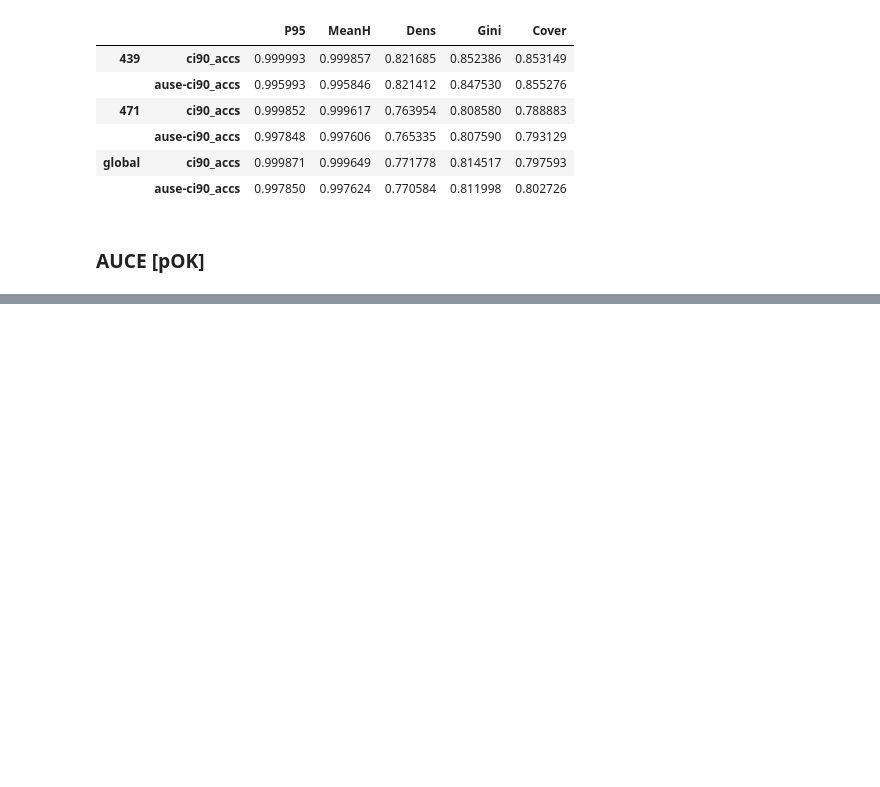
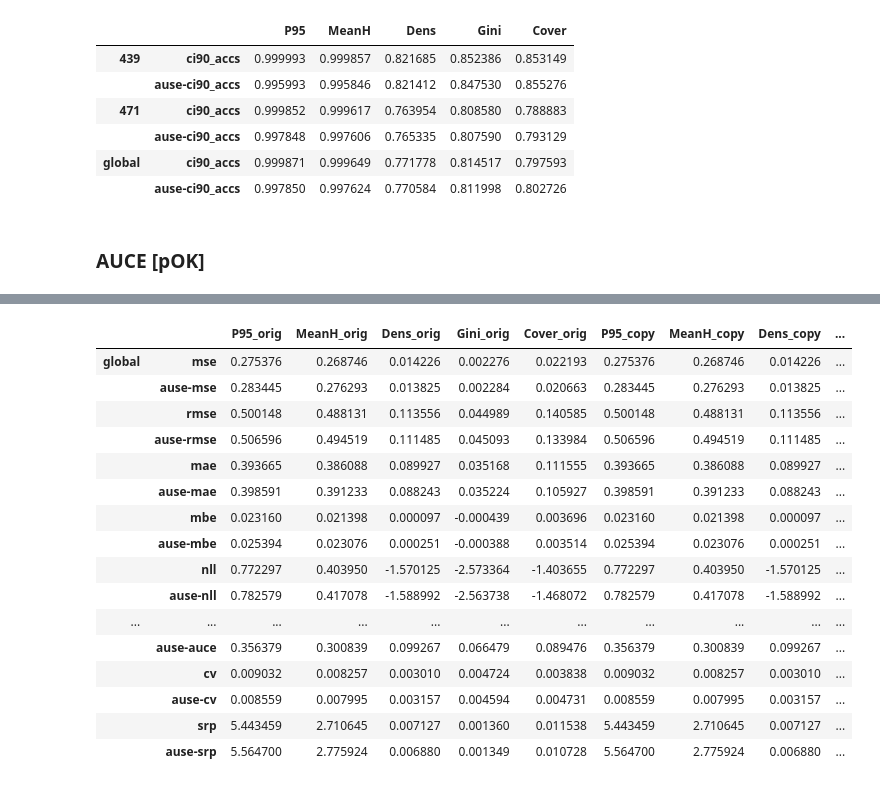
Before and after one commit to eliotwalt/rs-uncertainty, a Jupyter notebook: notebooks/rcu_test.ipynb, the cells around one changed output, grey strips where cells are left out. Saved outputs shown, nothing was run; the diff lists cells and outputs as text; code cells hidden in the pictures; blank space fills up the shorter version.

Commit message:
copy working with results caching

```diff
--- a/notebooks/rcu_test.ipynb
+++ b/notebooks/rcu_test.ipynb
@@ -399,0 +434,28 @@ TypeError: can only concatenate tuple (not "int") to tuple
+# %%
+def test_copy(lo_variance, hi_variance, projects, cfg, N=2):
+    print("creating")
+    rcu = rcu = StratifiedRCU(
+        num_variables=len(cfg["data_bands"]),
+        # num_groups=len(projects),
+        num_groups=N, # Debug
+        num_bins=cfg["num_bins"],
+        lo_variance=lo_variance,
+        hi_variance=hi_variance
+    )
+    print("adding")
+    results = {"orig": {}, "copy": {}}
+    for i, project in enumerate(projects):
+        print("adding", project[0])
+        rcu.add_project(*project)
+        results["orig"][project[0]] = rcu.get_subset([project[0]])
+    results["orig"]["global"] = rcu.get()
+    rcu_c = rcu.copy()
+    for pid, _, _, _ in projects:
+        results["copy"][pid] = rcu_c.get_subset([pid])
+    results["copy"]["global"] = rcu_c.get()
+    df1 = res2df(results["orig"], cfg)
+    df2 = res2df(results["copy"], cfg)
+    df = pd.merge(df1, df2, left_index=True, right_index=True, suffixes=("_orig", "_copy"))
+    return results, df, rcu, rcu_c
+# %%
+res, df, rcu1, rcu2 = test_copy(lo_variance, hi_variance, projects, cfg)
@@ -399,0 +514,20 @@ TypeError: can only concatenate tuple (not "int") to tuple
+# %%
+df.iloc[44:]
+# %% [output]
+|  |  | P95_orig | MeanH_orig | Dens_orig | Gini_orig | Cover_orig | P95_copy | MeanH_copy | Dens_copy | ... |
+| global | mse | 0.275376 | 0.268746 | 0.014226 | 0.002276 | 0.022193 | 0.275376 | 0.268746 | 0.014226 | ... |
+|  | ause-mse | 0.283445 | 0.276293 | 0.013825 | 0.002284 | 0.020663 | 0.283445 | 0.276293 | 0.013825 | ... |
+|  | rmse | 0.500148 | 0.488131 | 0.113556 | 0.044989 | 0.140585 | 0.500148 | 0.488131 | 0.113556 | ... |
+|  | ause-rmse | 0.506596 | 0.494519 | 0.111485 | 0.045093 | 0.133984 | 0.506596 | 0.494519 | 0.111485 | ... |
+|  | mae | 0.393665 | 0.386088 | 0.089927 | 0.035168 | 0.111555 | 0.393665 | 0.386088 | 0.089927 | ... |
+|  | ause-mae | 0.398591 | 0.391233 | 0.088243 | 0.035224 | 0.105927 | 0.398591 | 0.391233 | 0.088243 | ... |
+|  | mbe | 0.023160 | 0.021398 | 0.000097 | -0.000439 | 0.003696 | 0.023160 | 0.021398 | 0.000097 | ... |
+|  | ause-mbe | 0.025394 | 0.023076 | 0.000251 | -0.000388 | 0.003514 | 0.025394 | 0.023076 | 0.000251 | ... |
+|  | nll | 0.772297 | 0.403950 | -1.570125 | -2.573364 | -1.403655 | 0.772297 | 0.403950 | -1.570125 | ... |
+|  | ause-nll | 0.782579 | 0.417078 | -1.588992 | -2.563738 | -1.468072 | 0.782579 | 0.417078 | -1.588992 | ... |
+| ... | ... | ... | ... | ... | ... | ... | ... | ... | ... | ... |
+|  | ause-auce | 0.356379 | 0.300839 | 0.099267 | 0.066479 | 0.089476 | 0.356379 | 0.300839 | 0.099267 | ... |
+|  | cv | 0.009032 | 0.008257 | 0.003010 | 0.004724 | 0.003838 | 0.009032 | 0.008257 | 0.003010 | ... |
+|  | ause-cv | 0.008559 | 0.007995 | 0.003157 | 0.004594 | 0.004731 | 0.008559 | 0.007995 | 0.003157 | ... |
+|  | srp | 5.443459 | 2.710645 | 0.007127 | 0.001360 | 0.011538 | 5.443459 | 2.710645 | 0.007127 | ... |
+|  | ause-srp | 5.564700 | 2.775924 | 0.006880 | 0.001349 | 0.010728 | 5.564700 | 2.775924 | 0.006880 | ... |
```
Also changed, not shown: parts of 31 cells of this notebook, 1 other file.
